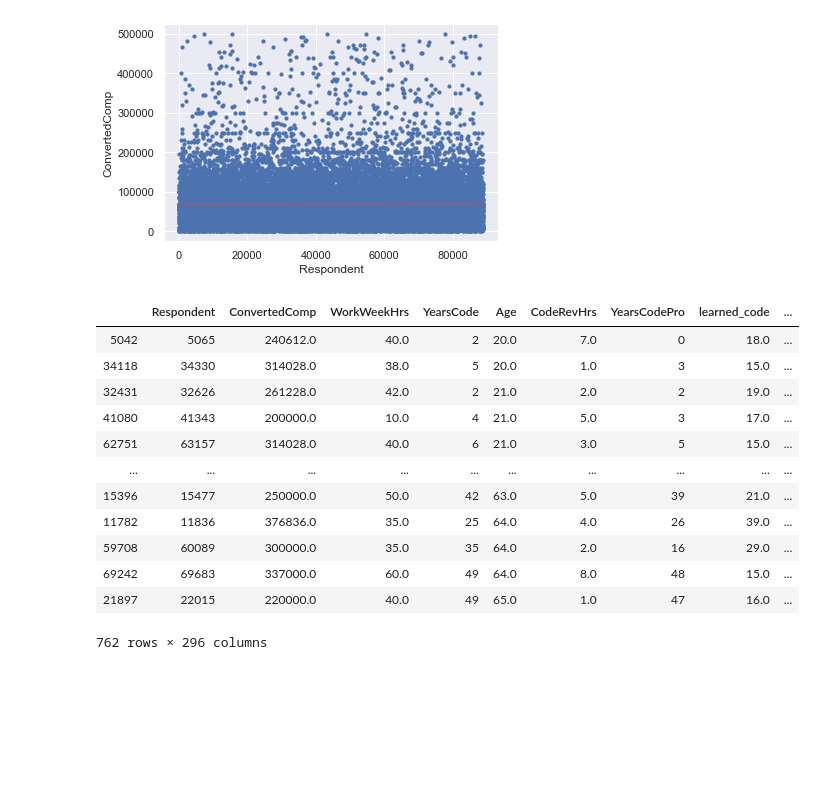
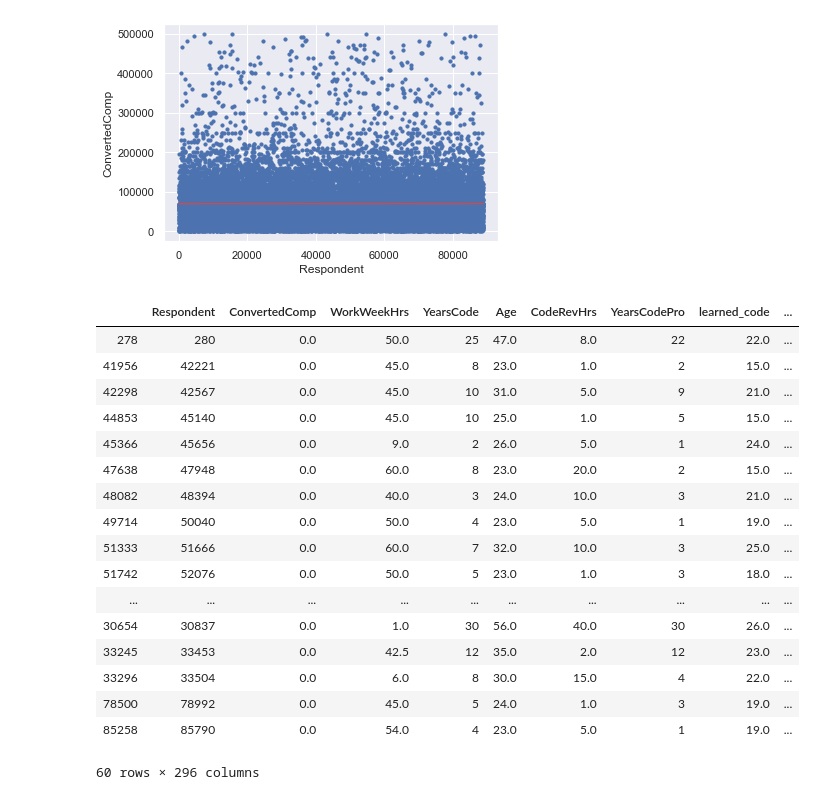
Before and after one commit to KennyMiyasato/developer_salary_predictor, a Jupyter notebook: kenny/scratch_work.ipynb, the cells around one changed output. Drawn from its saved outputs; the diff is of its cells as text; code cells hidden in the pictures; blank space fills up the shorter version.

```diff
--- a/kenny/scratch_work.ipynb
+++ b/kenny/scratch_work.ipynb
@@ -116,21 +136,26 @@ Root mean squared error:  3885398277.0630746
 R2 score:  9.83804894660878e-07
 [figure]
 # %%
-df_cleaned[df_cleaned['ConvertedComp'] >= 200000].sort_values('Age', ascending=True)
+df_cleaned[df_cleaned['ConvertedComp'] == 0].sort_values('ConvertedComp', ascending=True)
 # %% [output]
 |  | Respondent | ConvertedComp | WorkWeekHrs | YearsCode | Age | CodeRevHrs | YearsCodePro | learned_code | ... |
-| 5042 | 5065 | 240612.0 | 40.0 | 2 | 20.0 | 7.0 | 0 | 18.0 | ... |
-| 34118 | 34330 | 314028.0 | 38.0 | 5 | 20.0 | 1.0 | 3 | 15.0 | ... |
-| 32431 | 32626 | 261228.0 | 42.0 | 2 | 21.0 | 2.0 | 2 | 19.0 | ... |
-| 41080 | 41343 | 200000.0 | 10.0 | 4 | 21.0 | 5.0 | 3 | 17.0 | ... |
-| 62751 | 63157 | 314028.0 | 40.0 | 6 | 21.0 | 3.0 | 5 | 15.0 | ... |
+| 278 | 280 | 0.0 | 50.0 | 25 | 47.0 | 8.0 | 22 | 22.0 | ... |
+| 41956 | 42221 | 0.0 | 45.0 | 8 | 23.0 | 1.0 | 2 | 15.0 | ... |
+| 42298 | 42567 | 0.0 | 45.0 | 10 | 31.0 | 5.0 | 9 | 21.0 | ... |
+| 44853 | 45140 | 0.0 | 45.0 | 10 | 25.0 | 1.0 | 5 | 15.0 | ... |
+| 45366 | 45656 | 0.0 | 9.0 | 2 | 26.0 | 5.0 | 1 | 24.0 | ... |
+| 47638 | 47948 | 0.0 | 60.0 | 8 | 23.0 | 20.0 | 2 | 15.0 | ... |
+| 48082 | 48394 | 0.0 | 40.0 | 3 | 24.0 | 10.0 | 3 | 21.0 | ... |
+| 49714 | 50040 | 0.0 | 50.0 | 4 | 23.0 | 5.0 | 1 | 19.0 | ... |
+| 51333 | 51666 | 0.0 | 60.0 | 7 | 32.0 | 10.0 | 3 | 25.0 | ... |
+| 51742 | 52076 | 0.0 | 50.0 | 5 | 23.0 | 1.0 | 3 | 18.0 | ... |
 | ... | ... | ... | ... | ... | ... | ... | ... | ... | ... |
-| 15396 | 15477 | 250000.0 | 50.0 | 42 | 63.0 | 5.0 | 39 | 21.0 | ... |
-| 11782 | 11836 | 376836.0 | 35.0 | 25 | 64.0 | 4.0 | 26 | 39.0 | ... |
-| 59708 | 60089 | 300000.0 | 35.0 | 35 | 64.0 | 2.0 | 16 | 29.0 | ... |
-| 69242 | 69683 | 337000.0 | 60.0 | 49 | 64.0 | 8.0 | 48 | 15.0 | ... |
-| 21897 | 22015 | 220000.0 | 40.0 | 49 | 65.0 | 1.0 | 47 | 16.0 | ... |
+| 30654 | 30837 | 0.0 | 1.0 | 30 | 56.0 | 40.0 | 30 | 26.0 | ... |
+| 33245 | 33453 | 0.0 | 42.5 | 12 | 35.0 | 2.0 | 12 | 23.0 | ... |
+| 33296 | 33504 | 0.0 | 6.0 | 8 | 30.0 | 15.0 | 4 | 22.0 | ... |
+| 78500 | 78992 | 0.0 | 45.0 | 5 | 24.0 | 1.0 | 3 | 19.0 | ... |
+| 85258 | 85790 | 0.0 | 54.0 | 4 | 23.0 | 5.0 | 1 | 19.0 | ... |
-762 rows × 296 columns
+60 rows × 296 columns
 # %%
 # scratch work
 # cleaned_df = df[['Respondent','ConvertedComp',
```
Also changed, not shown: parts of 2 cells of this notebook, 1 other file.
